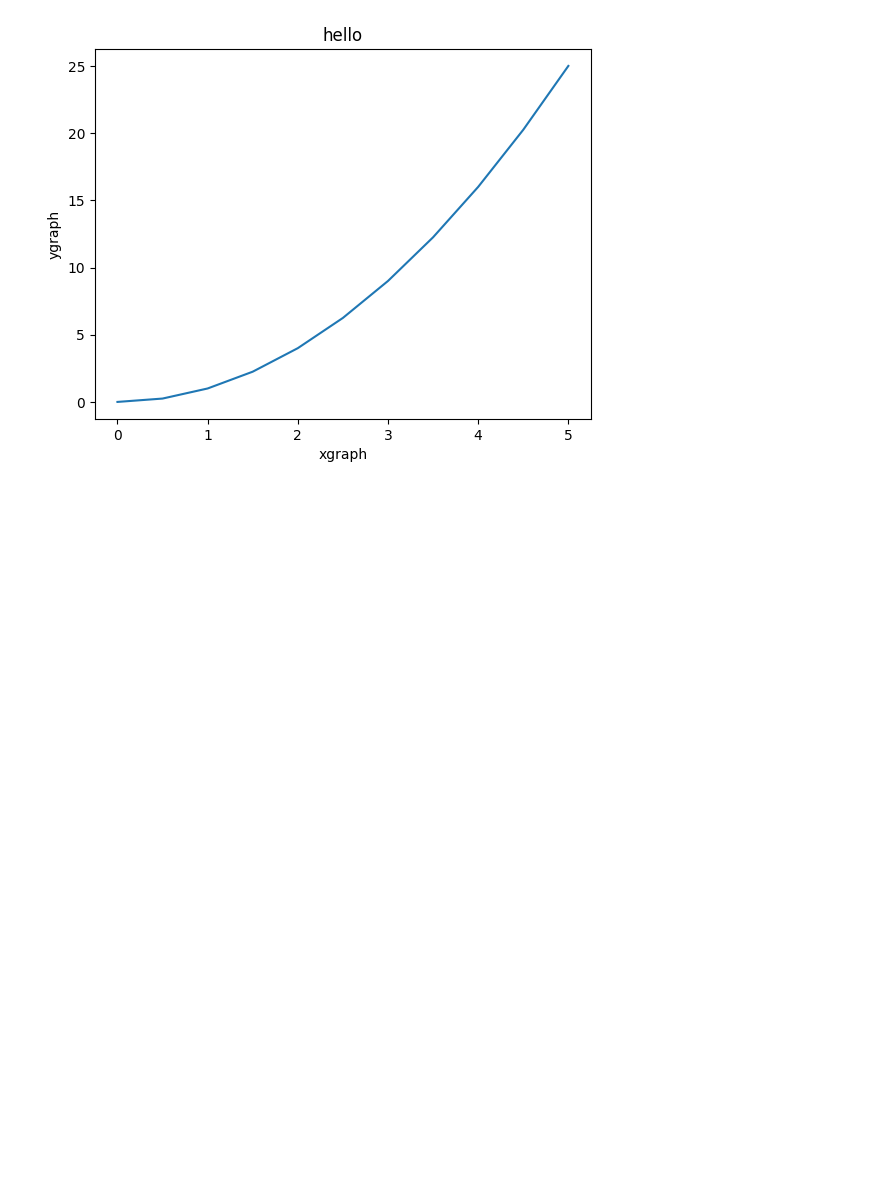
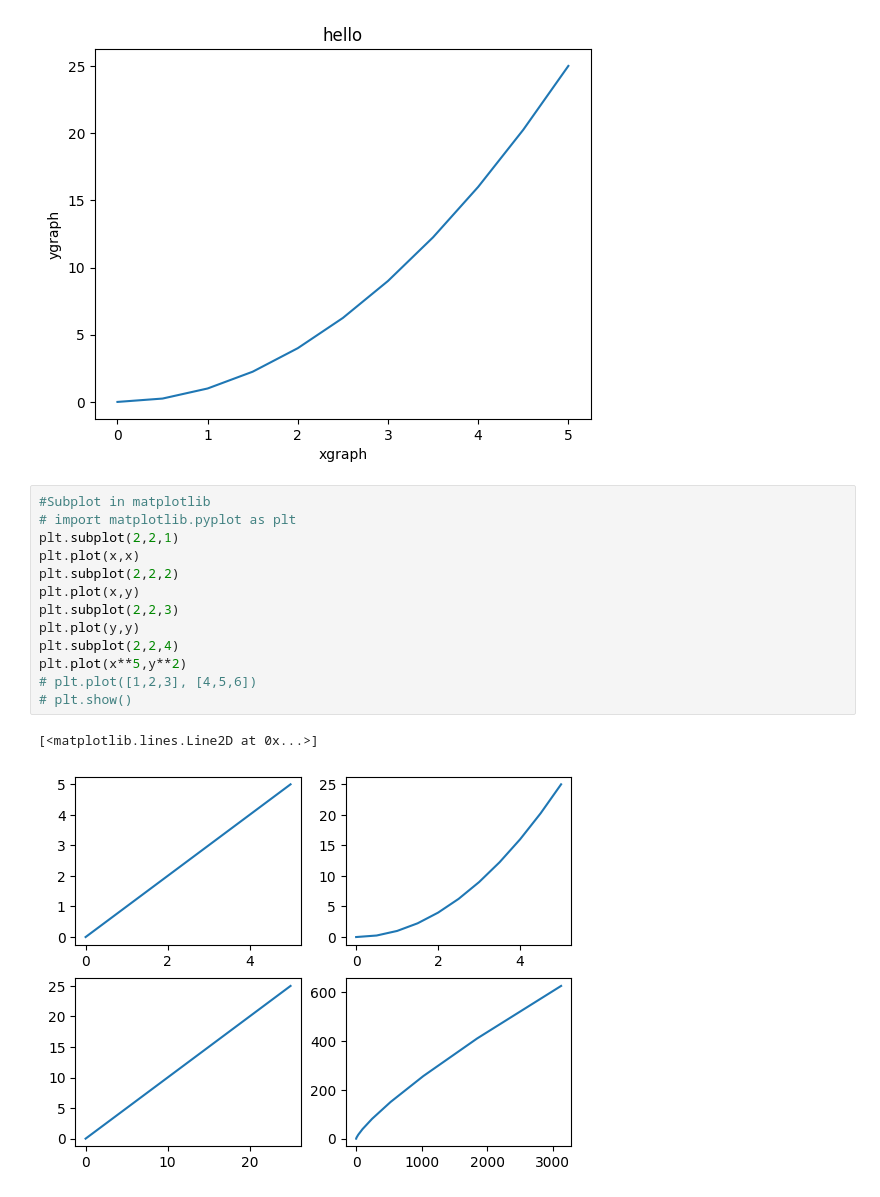
Before and after one commit to kingkhanbabar/numpyPanda, a Jupyter notebook: Matplotlib/First.ipynb, the cells around one changed output. Cells and saved outputs as stored; diff of their text form; blank space fills up the shorter version.

```diff
--- a/Matplotlib/First.ipynb
+++ b/Matplotlib/First.ipynb
@@ -19,3 +19,19 @@ plt.ylabel("ygraph")
 # %% [output]
 Text(0, 0.5, 'ygraph')
 [figure]
+# %%
+#Subplot in matplotlib
+# import matplotlib.pyplot as plt
+plt.subplot(2,2,1)
+plt.plot(x,x)
+plt.subplot(2,2,2)
+plt.plot(x,y)
+plt.subplot(2,2,3)
+plt.plot(y,y)
+plt.subplot(2,2,4)
+plt.plot(x**5,y**2)
+# plt.plot([1,2,3], [4,5,6])
+# plt.show()
+# %% [output]
+[<matplotlib.lines.Line2D at 0x...>]
+[figure, added]
```
Also changed, not shown: parts of 1 cell of this notebook.
